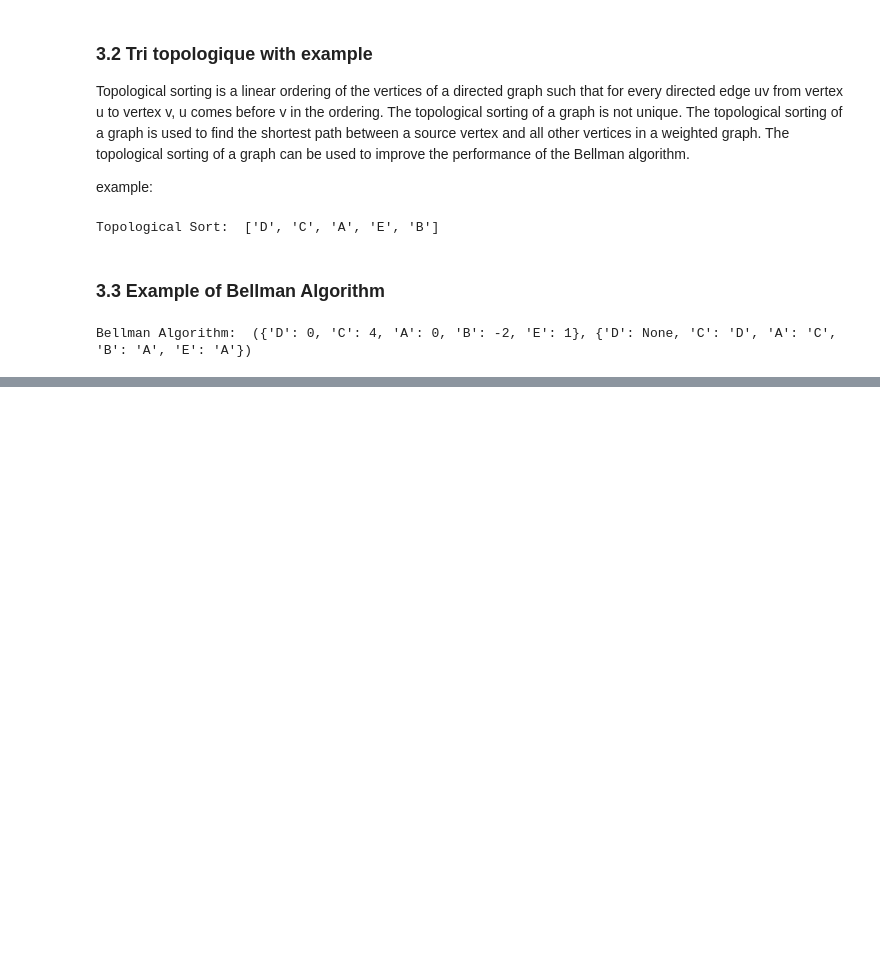
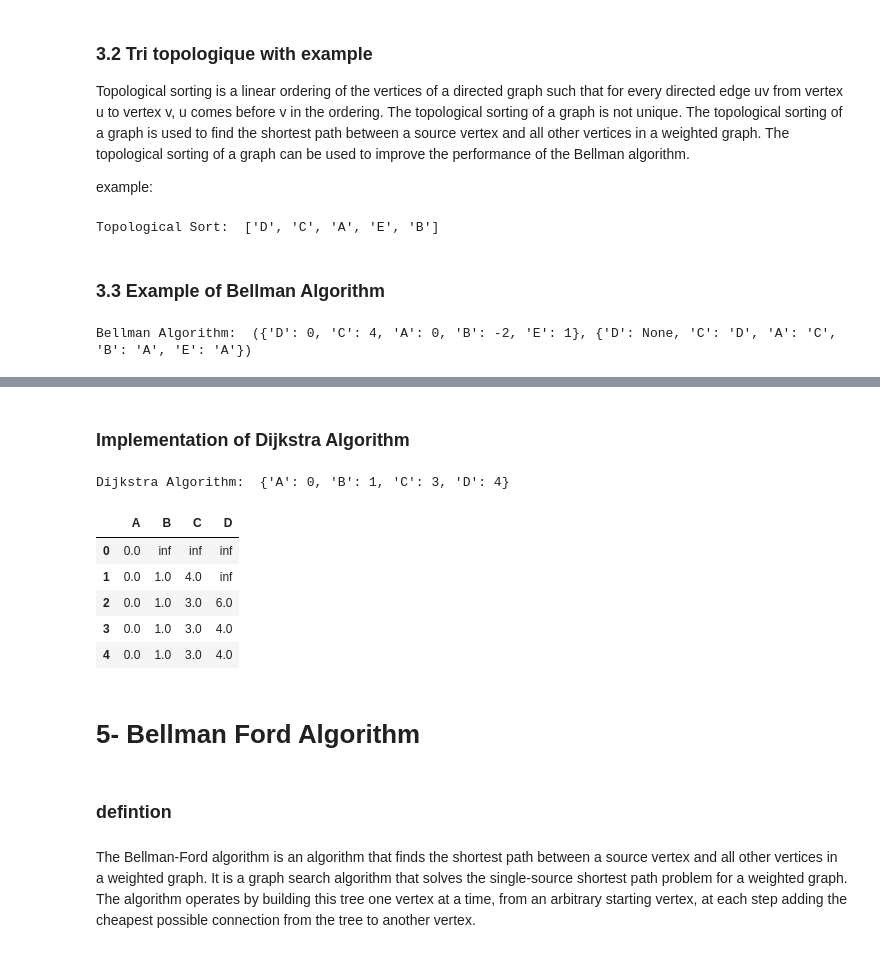
Before and after one commit to ENSAK-USMS/Master-Big-Data-Business-Intelligence, a Jupyter notebook: Graphes Theory/algorithms/sorting-algos.ipynb, the cells around one changed output, grey strips where cells are left out. Cells and saved outputs as stored; diff of their text form; code cells hidden in the pictures; blank space fills up the shorter version.

```diff
--- a/Graphes Theory/algorithms/sorting-algos.ipynb
+++ b/Graphes Theory/algorithms/sorting-algos.ipynb
@@ -216,0 +227,65 @@ Bellman Algorithm:  ({'D': 0, 'C': 4, 'A': 0, 'B': -2, 'E': 1}, {'D': None, 'C':
+# %% [markdown]
+### Implementation of Dijkstra Algorithm
+# %%
+import numpy as np
+import pandas as pd
+def dijkstra(graph, start):
+    # Initialize the distance dictionary with infinite distances for all nodes except the start node
+    distance = {node: np.inf for node in graph}
+    distance[start] = 0
+
+    # Initialize the queue with all nodes in the graph
+    queue = list(graph.keys())
+
+    # Initialize the DataFrame to store the state of the algorithm at each step
+    df = pd.DataFrame(columns=graph.keys())
+    df = df._append(distance, ignore_index=True)
+
+    while queue:
+        # Find the node with the smallest distance in the queue
+        current_node = min(queue, key=lambda node: distance[node])
+
+        # Remove the current node from the queue
+        queue.remove(current_node)
+
+        for neighbour, weight in graph[current_node].items():
+            # Calculate the tentative distance to the neighbour through the current node
+            tentative_distance = distance[current_node] + weight
+
+            # If the tentative distance is smaller than the current distance to the neighbour, update the distance
+            if tentative_distance < distance[neighbour]:
+                distance[neighbour] = tentative_distance
+
+        # Append the current state of the distances to the DataFrame
+        df = df._append(distance, ignore_index=True)
+
+    # Display the DataFrame
+    df
+
+    return distance, df
+
+# test the dijkstra function
+graph = {
+    'A': {'B': 1, 'C': 4},
+    'B': {'A': 1, 'C': 2, 'D': 5},
+    'C': {'A': 4, 'B': 2, 'D': 1},
+    'D': {'B': 5, 'C': 1}
+}
+result , df = dijkstra(graph, 'A')
+print("Dijkstra Algorithm: ", result)
+df
+# %% [output]
+Dijkstra Algorithm:  {'A': 0, 'B': 1, 'C': 3, 'D': 4}
+|  | A | B | C | D |
+| 0 | 0.0 | inf | inf | inf |
+| 1 | 0.0 | 1.0 | 4.0 | inf |
+| 2 | 0.0 | 1.0 | 3.0 | 6.0 |
+| 3 | 0.0 | 1.0 | 3.0 | 4.0 |
+| 4 | 0.0 | 1.0 | 3.0 | 4.0 |
+# %% [markdown]
+# 5- Bellman Ford Algorithm
+# %% [markdown]
+### defintion
+# %% [markdown]
+
+The Bellman-Ford algorithm is an algorithm that finds the shortest path between a source vertex and all other vertices in a weighted graph. It is a graph search algorithm that solves the single-source shortest path problem for a weighted graph. The algorithm operates by building this tree one vertex at a time, from an arbitrary starting vertex, at each step adding the cheapest possible connection from the tree to another vertex.
```
Also changed, not shown: parts of 6 cells of this notebook, 49 other files.
